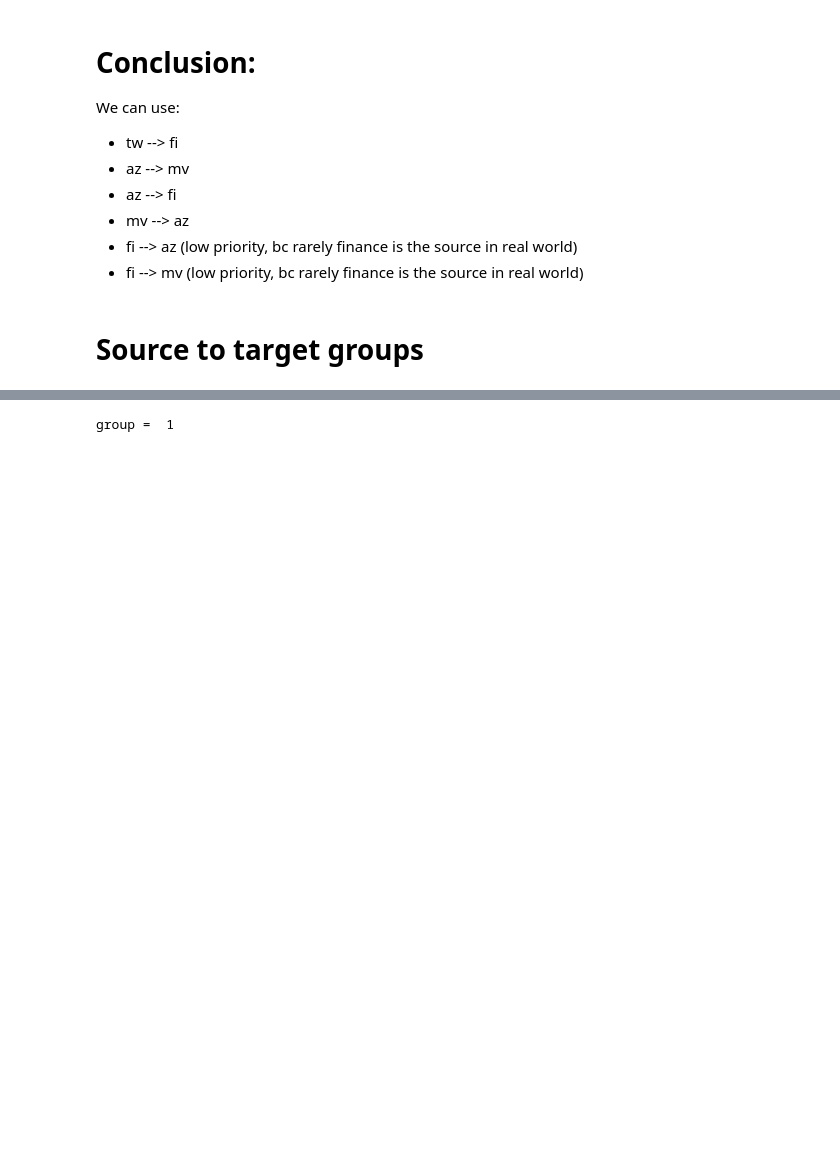
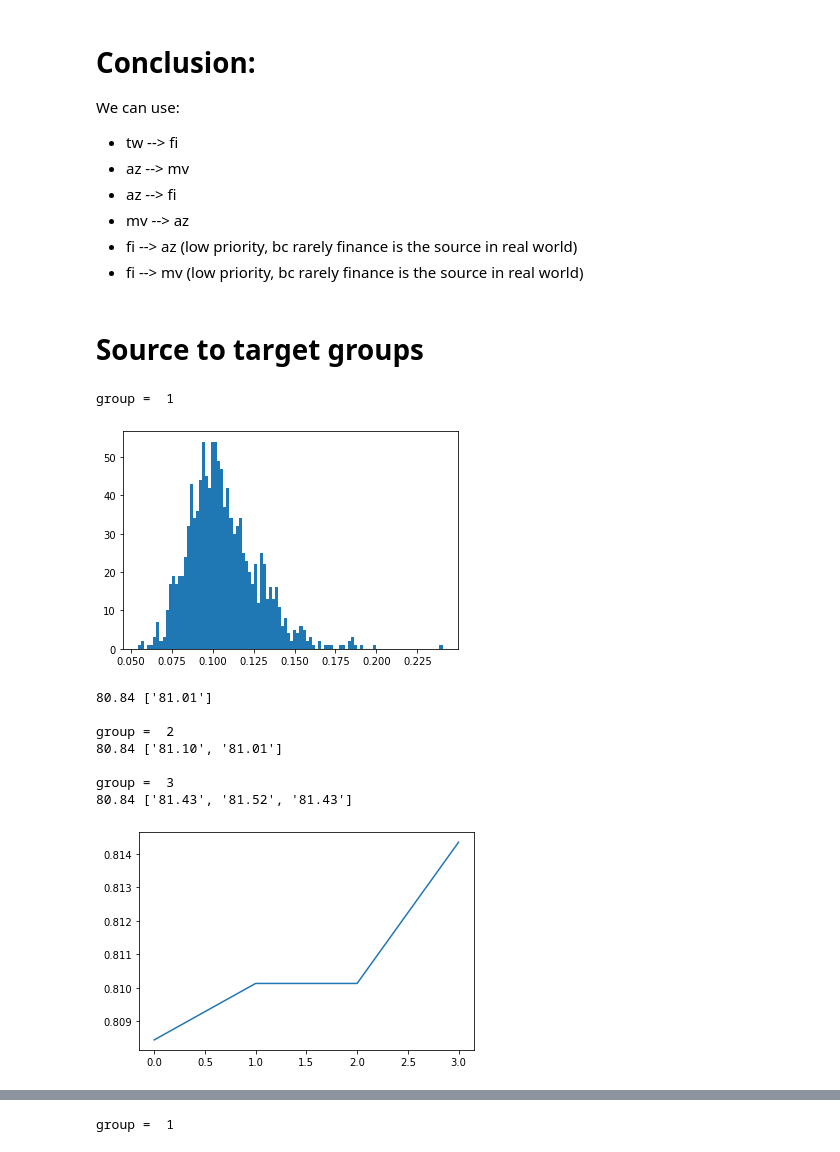
Before and after one commit to zycalice/domain-adaptation-nlp, a Jupyter notebook: notebooks/sentiment_analysis_exps.ipynb, the cells around one changed output, grey strips where cells are left out. Saved outputs shown, nothing was run; the diff lists cells and outputs as text; code cells hidden in the pictures; blank space fills up the shorter version.

```diff
--- a/notebooks/product_reviews.ipynb
+++ b/notebooks/sentiment_analysis_exps.ipynb
@@ -272,9 +272,26 @@ def gradual_train_groups(X_source, y_source, X_target, y_target, base_model, dat
                                           base_model, data_size=data_size, group_size=i, plot_hist=plot_hist, conf=conf)
         if i==1:
             accuracies.append(original)
+            accuracies.append(gradual)
         else:
             accuracies.append(gradual)
 
     plt.plot(accuracies)
     plt.show()
     return dists, X_target_groups
+# %%
+data_size = 1185
+base_model = LogisticRegression(max_iter = 200000)
+dists_az_fi, X_target_groups_az_fi = gradual_train_groups(az2000[:1185], y_train_az[:1185], fi2000[:data_size], y_train_fi[:data_size],
+                     base_model, data_size=data_size, group_range=[0, 3], conf = 0)
+# %% [output]
+group =  1
+[figure, added]
+80.84 ['81.01']
+
+group =  2
+80.84 ['81.10', '81.01']
+
+group =  3
+80.84 ['81.43', '81.52', '81.43']
+[figure, added]
```
Also changed, not shown: parts of 8 cells of this notebook, 6 other files.
